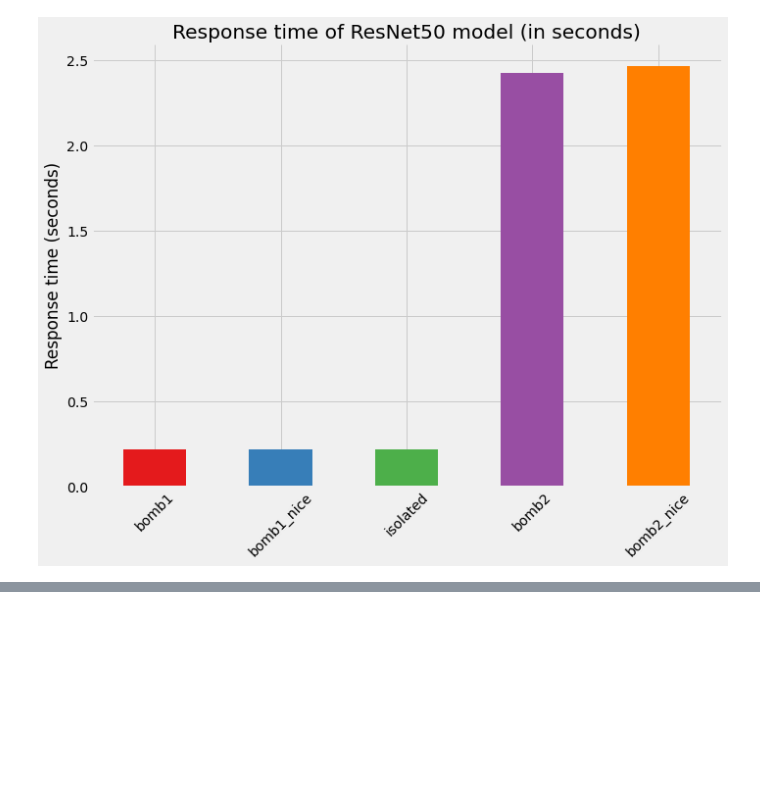
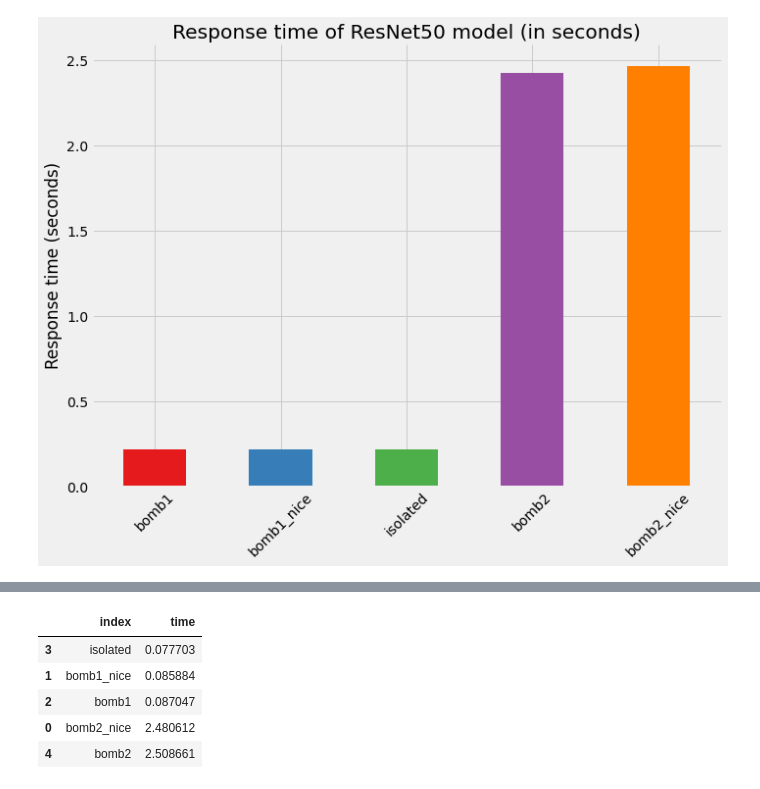
Before and after one commit to MatteoFasulo/Versal-C-Code, a Jupyter notebook: code/notebook.ipynb, the cells around one changed output, grey strips where cells are left out. Saved outputs shown, nothing was run; the diff lists cells and outputs as text; code cells hidden in the pictures; blank space fills up the shorter version.

```diff
--- a/code/notebook.ipynb
+++ b/code/notebook.ipynb
@@ -177,0 +211,14 @@ plt.show()
+# %%
+temp_df = merged_df.loc[:, merged_df.columns!='img'].sum(axis=0).to_frame().reset_index()
+temp_df = temp_df.rename(columns={'index': 'index', 0: 'time'})
+temp_df = temp_df.sort_values(by='time')
+temp_df['index'] = temp_df['index'].replace(['time'], 'isolated')
+temp_df['index'] = temp_df['index'].apply(lambda x: x.replace('time_', ''))
+temp_df.head()
+# %% [output]
+|  | index | time |
+| 3 | isolated | 0.077703 |
+| 1 | bomb1_nice | 0.085884 |
+| 2 | bomb1 | 0.087047 |
+| 0 | bomb2_nice | 2.480612 |
+| 4 | bomb2 | 2.508661 |
```
Also changed, not shown: parts of 6 cells of this notebook, 8 other files.
